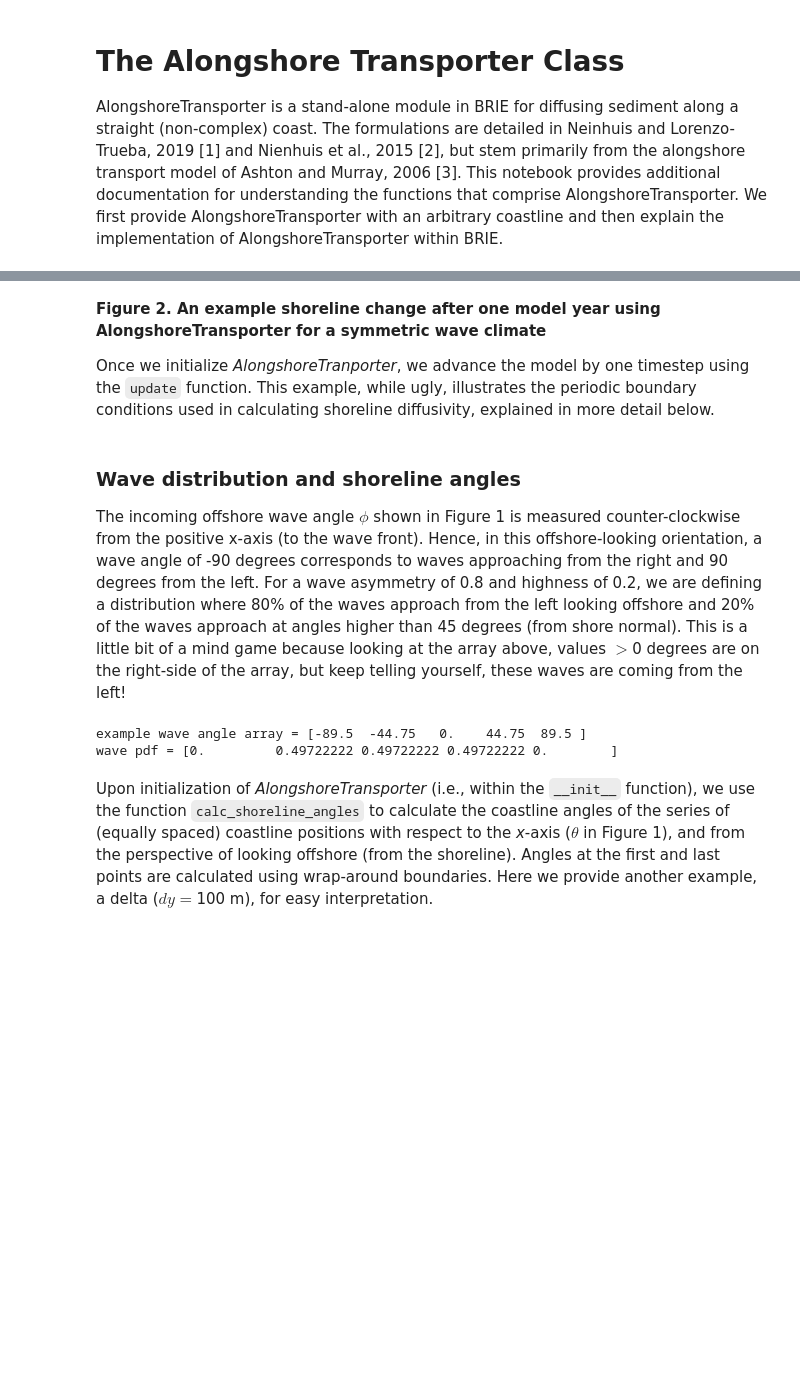
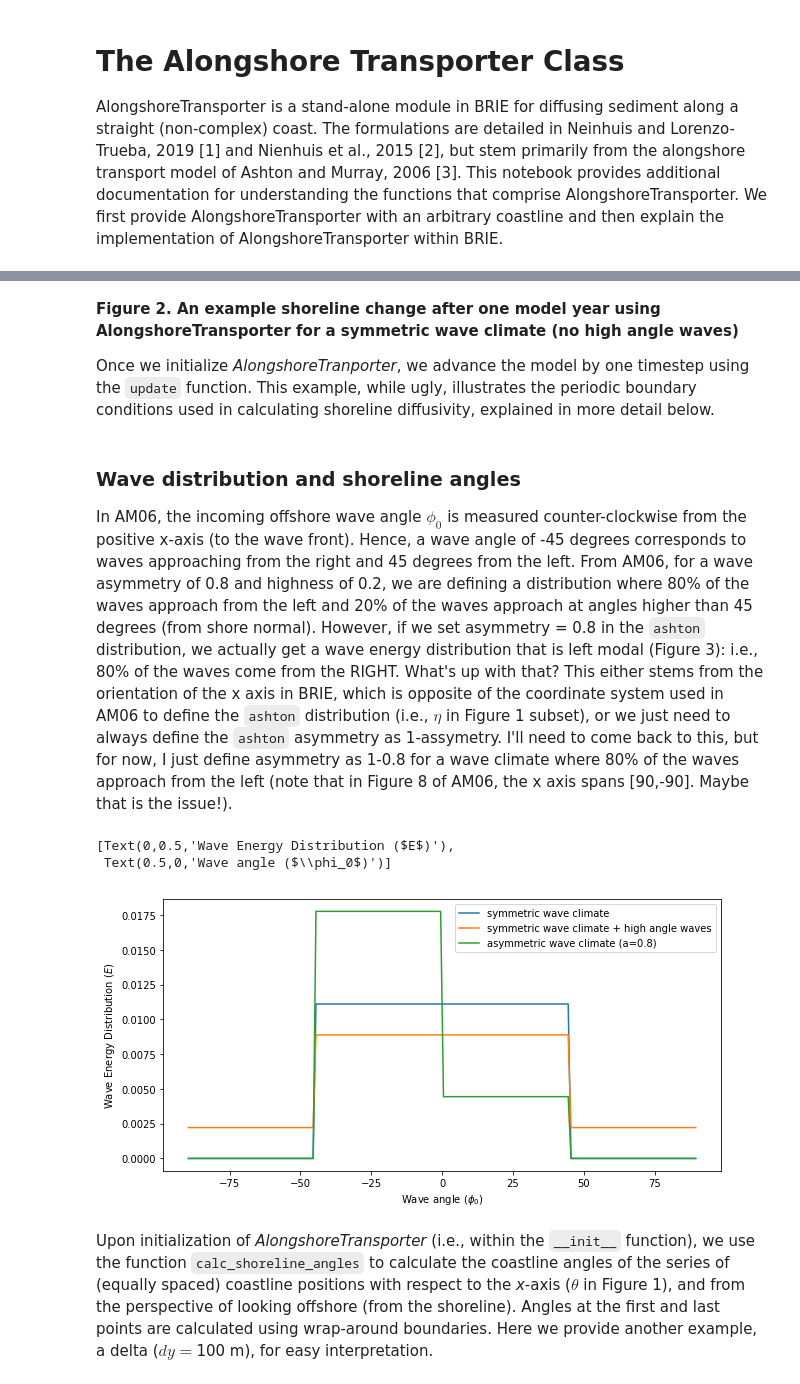
Before and after one commit to UNC-CECL/brie, a Jupyter notebook: notebooks/AlongshoreTransporter.ipynb, the cells around one changed output, grey strips where cells are left out. Drawn from its saved outputs; the diff is of its cells as text; code cells hidden in the pictures; blank space fills up the shorter version.

```diff
--- a/notebooks/AlongshoreTransporter.ipynb
+++ b/notebooks/AlongshoreTransporter.ipynb
@@ -42,21 +46,31 @@ Text(0,0.5,'cross-shore x (m)')
 # %% [markdown]
-**Figure 2. An example shoreline change after one model year using AlongshoreTransporter for a symmetric wave climate**
+**Figure 2. An example shoreline change after one model year using AlongshoreTransporter for a symmetric wave climate (no high angle waves)**
 
 Once we initialize *AlongshoreTranporter*, we advance the model by one timestep using the `update` function. This example, while ugly, illustrates the periodic boundary conditions used in calculating shoreline diffusivity, explained in more detail below.
 # %% [markdown]
 ### Wave distribution and shoreline angles
-The incoming offshore wave angle $\phi$ shown in Figure 1 is measured counter-clockwise from the positive x-axis (to the wave front). Hence, in this offshore-looking orientation, a wave angle of -90 degrees corresponds to waves approaching from the right and 90 degrees from the left. For a wave asymmetry of 0.8 and highness of 0.2, we are defining a distribution where 80% of the waves approach from the left looking offshore and 20% of the waves approach at angles higher than 45 degrees (from shore normal). This is a little bit of a mind game because looking at the array above, values $>$0 degrees are on the right-side of the array, but keep telling yourself, these waves are coming from the left!
+In AM06, the incoming offshore wave angle $\phi_0$ is measured counter-clockwise from the positive x-axis (to the wave front). Hence, a wave angle of -45 degrees corresponds to waves approaching from the right and 45 degrees from the left. From AM06, for a wave asymmetry of 0.8 and highness of 0.2, we are defining a distribution where 80% of the waves approach from the left and 20% of the waves approach at angles higher than 45 degrees (from shore normal). However, if we set asymmetry = 0.8 in the `ashton` distribution, we actually get a wave energy distribution that is left modal (Figure 3): i.e., 80% of the waves come from the RIGHT. What's up with that? This either stems from the orientation of the x axis in BRIE, which is opposite of the coordinate system used in AM06 to define the `ashton` distribution (i.e., $\eta$ in Figure 1 subset), or we just need to always define the `ashton` asymmetry as 1-assymetry. I'll need to come back to this, but for now, I just define asymmetry as 1-0.8 for a wave climate where 80% of the waves approach from the left (note that in Figure 8 of AM06, the x axis spans [90,-90]. Maybe that is the issue!).
-# %%
-# an example wave angle array
-angle_array, step = np.linspace(-89.5, 89.5, 5, retstep=True)  # not including the boundaries
-# angle_array, step = np.linspace(-90, 90, 5, retstep=True)
-print('example wave angle array =', angle_array)
-
-# and corresponding pdf
-print('wave pdf =', waves.pdf(np.deg2rad(angle_array)) * np.deg2rad(step))
-# %% [output]
-example wave angle array = [-89.5  -44.75   0.    44.75  89.5 ]
-wave pdf = [0.         0.49722222 0.49722222 0.49722222 0.        ]
+# %%
+# an example wave angle array
+angle_array, step = np.linspace(-89.5, 89.5, 180, retstep=True)  # not including the boundaries
+
+# pdfs
+wave_dist_sym = ashton(a=0.5, h=0, loc=-np.pi/2, scale=np.pi)
+wave_dist_sym_h = ashton(a=0.5, h=0.2, loc=-np.pi/2, scale=np.pi)
+wave_dist_asym_L = ashton(a=0.8, h=0, loc=-np.pi/2, scale=np.pi)
+#wave_dist_asym_R = ashton(a=0.2, h=0, loc=-np.pi/2, scale=np.pi)
+
+fig, axs = plt.subplots(1, 1, figsize=(10, 5), sharey=True)
+plt.plot(angle_array, wave_dist_sym.pdf(np.deg2rad(angle_array)) * np.deg2rad(step))
+plt.plot(angle_array, wave_dist_sym_h.pdf(np.deg2rad(angle_array)) * np.deg2rad(step))
+plt.plot(angle_array, wave_dist_asym_L.pdf(np.deg2rad(angle_array)) * np.deg2rad(step))
+# plt.plot(angle_array, wave_dist_asym_R.pdf(np.deg2rad(angle_array)) * np.deg2rad(step))
+axs.legend(["symmetric wave climate", "symmetric wave climate + high angle waves", "asymmetric wave climate (a=0.8)"])
+axs.set(ylabel='Wave Energy Distribution ($E$)', xlabel='Wave angle ($\phi_0$)')
+# %% [output]
+[Text(0,0.5,'Wave Energy Distribution ($E$)'),
+ Text(0.5,0,'Wave angle ($\\phi_0$)')]
+[figure, added]
 # %% [markdown]
 Upon initialization of *AlongshoreTransporter* (i.e., within the `__init__` function), we use the function `calc_shoreline_angles` to calculate the coastline angles of the series of (equally spaced) coastline positions with respect to the *x*-axis ($\theta$ in Figure 1), and from the perspective of looking offshore (from the shoreline). Angles at the first and last points are calculated using wrap-around boundaries. Here we provide another example, a delta ($dy=$100 m), for easy interpretation.
 # %%
```
Also changed, not shown: parts of 12 cells of this notebook, 3 other files.
